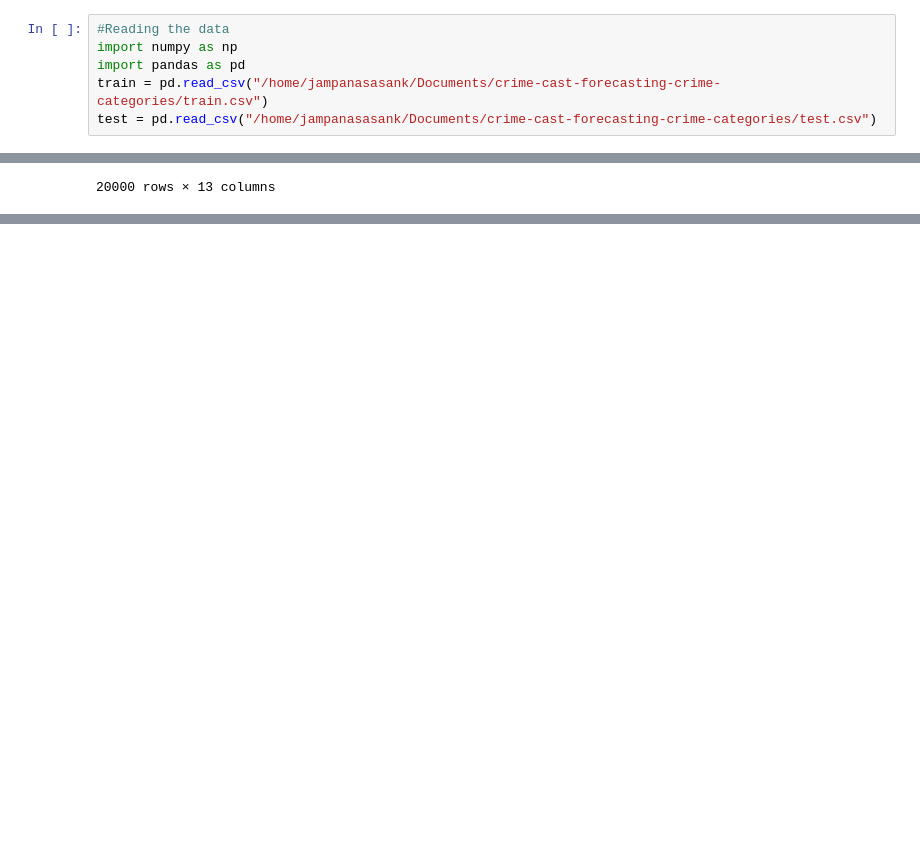
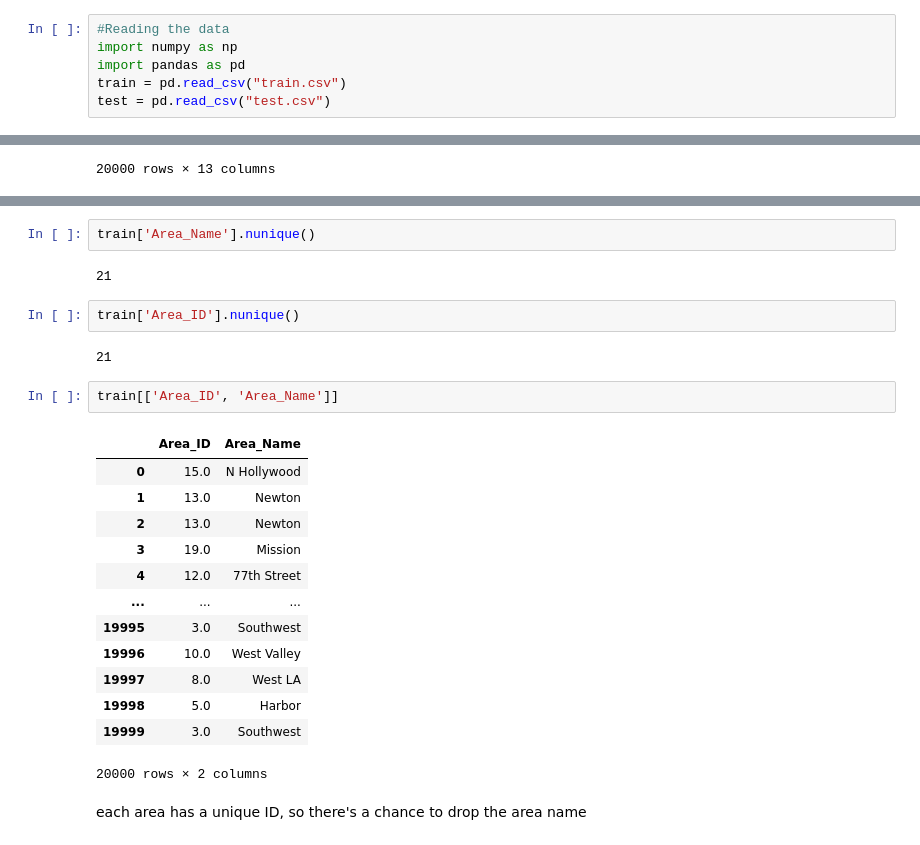
Before and after one commit to sasankjampana8/crime-cast-forecasting-crime-categories, a Jupyter notebook: EDA.ipynb, the cells around one changed output, grey strips where cells are left out. Cells and saved outputs as stored; diff of their text form; blank space fills up the shorter version.

```diff
--- a/EDA.ipynb
+++ b/EDA.ipynb
@@ -2,8 +2,8 @@
 #Reading the data
 import numpy as np
 import pandas as pd
-train = pd.read_csv("/home/jampanasasank/Documents/crime-cast-forecasting-crime-categories/train.csv")
-test = pd.read_csv("/home/jampanasasank/Documents/crime-cast-forecasting-crime-categories/test.csv")
+train = pd.read_csv("train.csv")
+test = pd.read_csv("test.csv")
 # %%
 train.shape, test.shape
 # %% [output]
@@ -177,0 +207,26 @@ train[object_columns]
+# %%
+train['Area_Name'].nunique()
+# %% [output]
+21
+# %%
+train['Area_ID'].nunique()
+# %% [output]
+21
+# %%
+train[['Area_ID', 'Area_Name']]
+# %% [output]
+|  | Area_ID | Area_Name |
+| 0 | 15.0 | N Hollywood |
+| 1 | 13.0 | Newton |
+| 2 | 13.0 | Newton |
+| 3 | 19.0 | Mission |
+| 4 | 12.0 | 77th Street |
+| ... | ... | ... |
+| 19995 | 3.0 | Southwest |
+| 19996 | 10.0 | West Valley |
+| 19997 | 8.0 | West LA |
+| 19998 | 5.0 | Harbor |
+| 19999 | 3.0 | Southwest |
+20000 rows × 2 columns
+# %% [markdown]
+each area has a unique ID, so there's a chance to drop the area name
```
Also changed, not shown: parts of 8 cells of this notebook.
